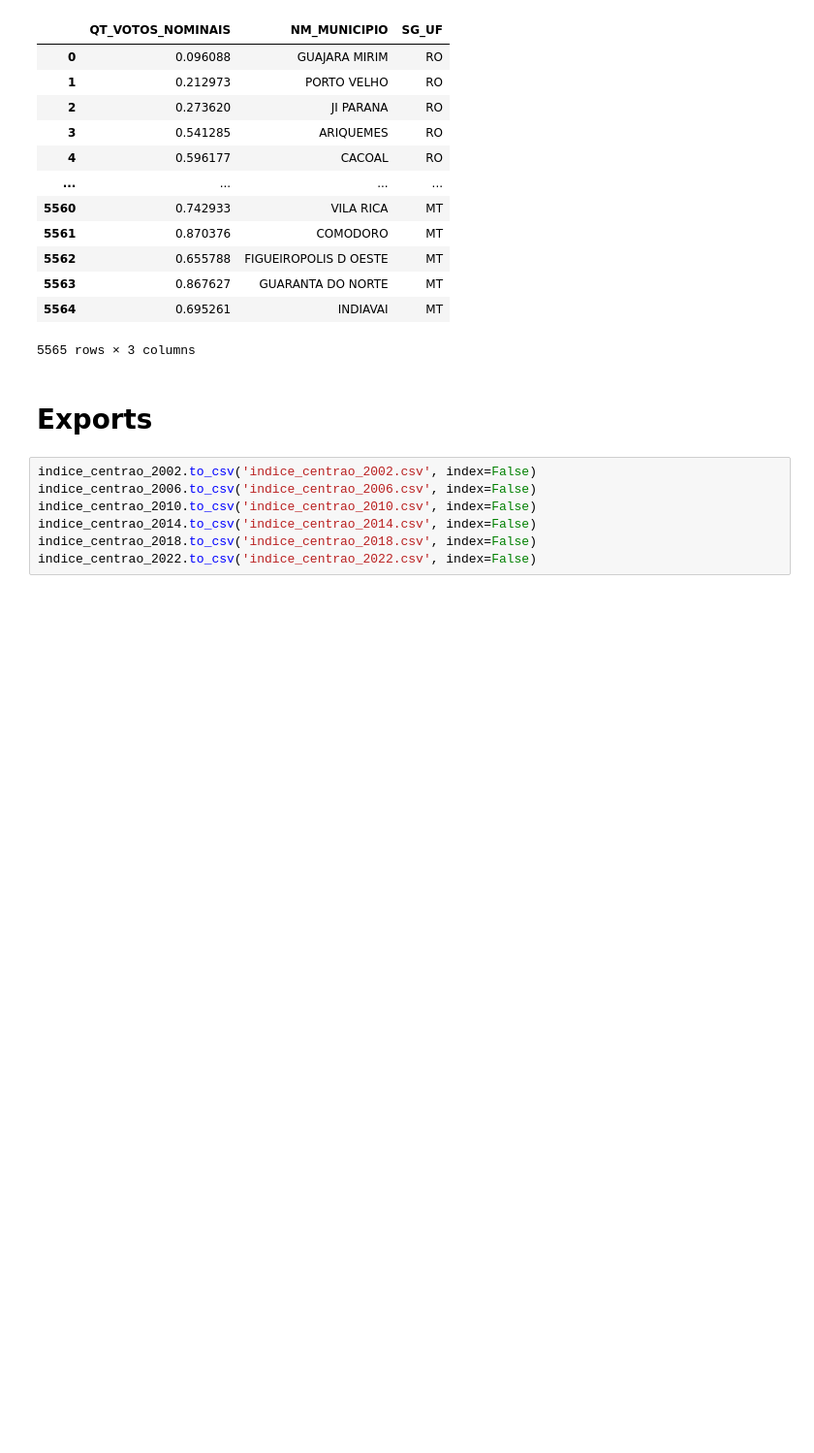
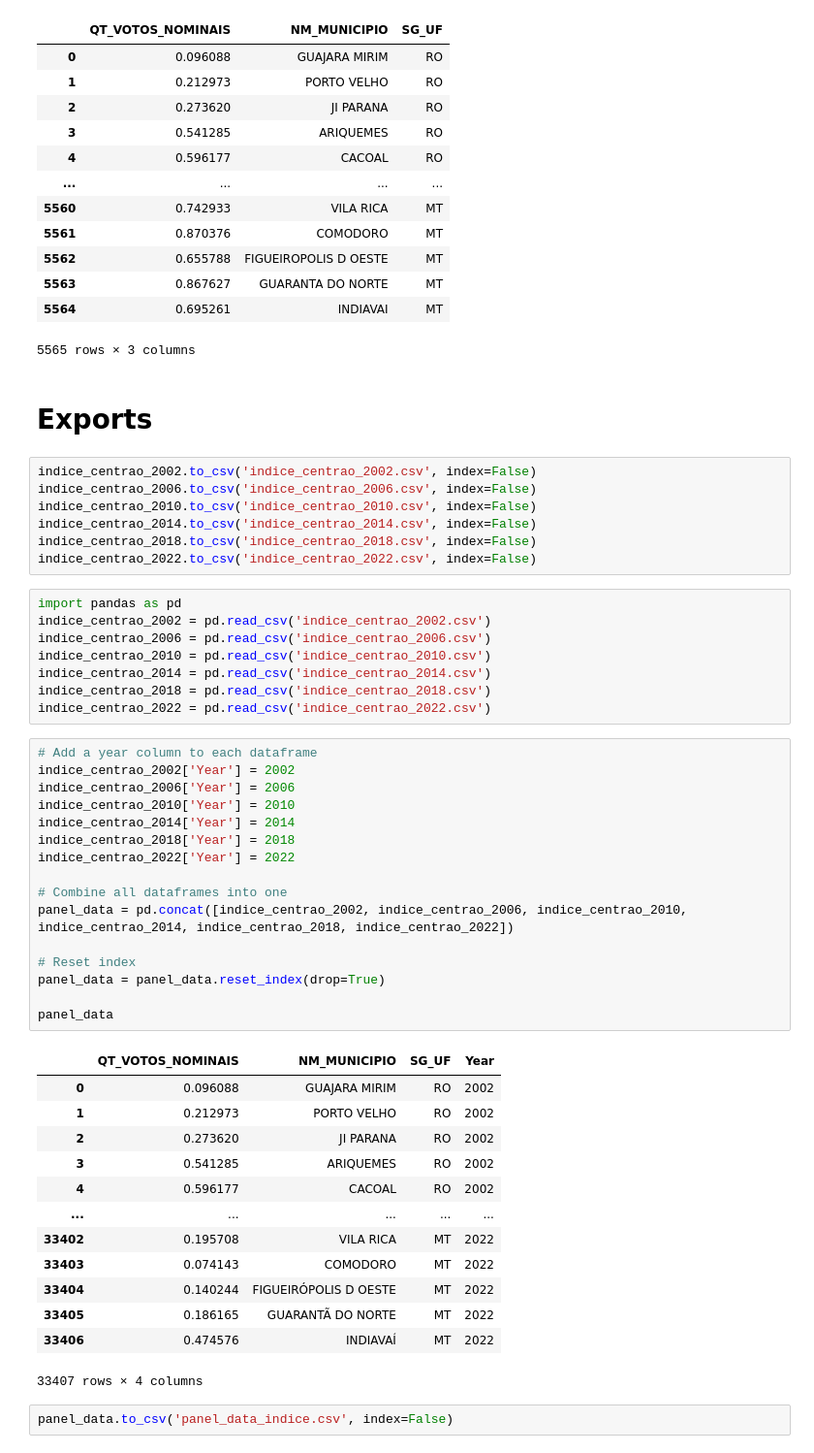
Before and after one commit to LuizVenosa/Grafico-Camera, a Jupyter notebook: Dados consolidado/eleicoes.ipynb, the cells around one changed output. Shown: that part at 97% size. Cells and saved outputs as stored; diff of their text form; blank space fills up the shorter version.

```diff
--- a/Dados consolidado/eleicoes.ipynb
+++ b/Dados consolidado/eleicoes.ipynb
@@ -409,3 +409,43 @@ indice_centrao_2010.to_csv('indice_centrao_2010.csv', index=False)
 indice_centrao_2014.to_csv('indice_centrao_2014.csv', index=False)
 indice_centrao_2018.to_csv('indice_centrao_2018.csv', index=False)
 indice_centrao_2022.to_csv('indice_centrao_2022.csv', index=False)
+# %%
+import pandas as pd
+indice_centrao_2002 = pd.read_csv('indice_centrao_2002.csv')
+indice_centrao_2006 = pd.read_csv('indice_centrao_2006.csv')
+indice_centrao_2010 = pd.read_csv('indice_centrao_2010.csv')
+indice_centrao_2014 = pd.read_csv('indice_centrao_2014.csv')
+indice_centrao_2018 = pd.read_csv('indice_centrao_2018.csv')
+indice_centrao_2022 = pd.read_csv('indice_centrao_2022.csv')
+# %%
+# Add a year column to each dataframe
+indice_centrao_2002['Year'] = 2002
+indice_centrao_2006['Year'] = 2006
+indice_centrao_2010['Year'] = 2010
+indice_centrao_2014['Year'] = 2014
+indice_centrao_2018['Year'] = 2018
+indice_centrao_2022['Year'] = 2022
+
+# Combine all dataframes into one
+panel_data = pd.concat([indice_centrao_2002, indice_centrao_2006, indice_centrao_2010, indice_centrao_2014, indice_centrao_2018, indice_centrao_2022])
+
+# Reset index
+panel_data = panel_data.reset_index(drop=True)
+
+panel_data
+# %% [output]
+|  | QT_VOTOS_NOMINAIS | NM_MUNICIPIO | SG_UF | Year |
+| 0 | 0.096088 | GUAJARA MIRIM | RO | 2002 |
+| 1 | 0.212973 | PORTO VELHO | RO | 2002 |
+| 2 | 0.273620 | JI PARANA | RO | 2002 |
+| 3 | 0.541285 | ARIQUEMES | RO | 2002 |
+| 4 | 0.596177 | CACOAL | RO | 2002 |
+| ... | ... | ... | ... | ... |
+| 33402 | 0.195708 | VILA RICA | MT | 2022 |
+| 33403 | 0.074143 | COMODORO | MT | 2022 |
+| 33404 | 0.140244 | FIGUEIRÓPOLIS D OESTE | MT | 2022 |
+| 33405 | 0.186165 | GUARANTÃ DO NORTE | MT | 2022 |
+| 33406 | 0.474576 | INDIAVAÍ | MT | 2022 |
+33407 rows × 4 columns
+# %%
+panel_data.to_csv('panel_data_indice.csv', index=False)
```
Also changed, not shown: 5 other files.
